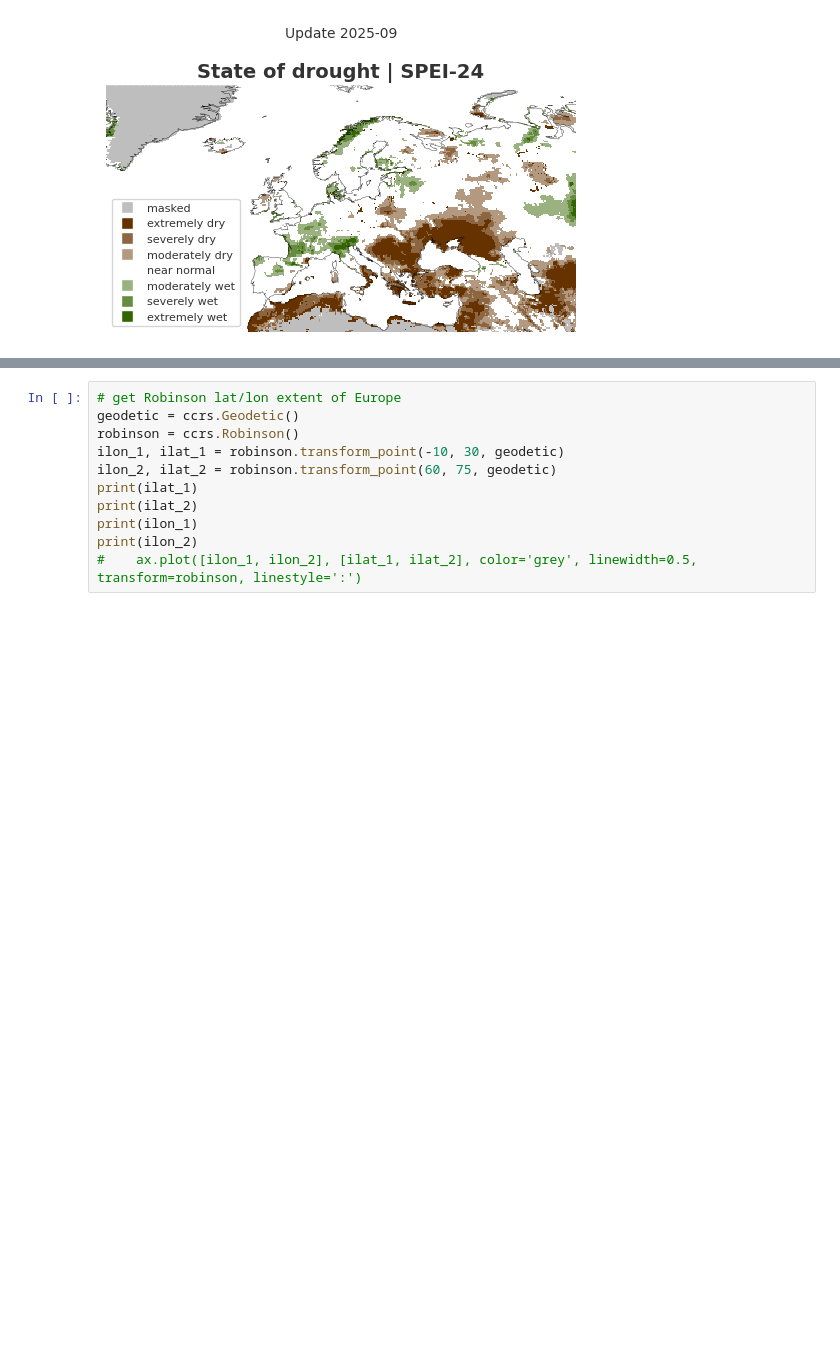
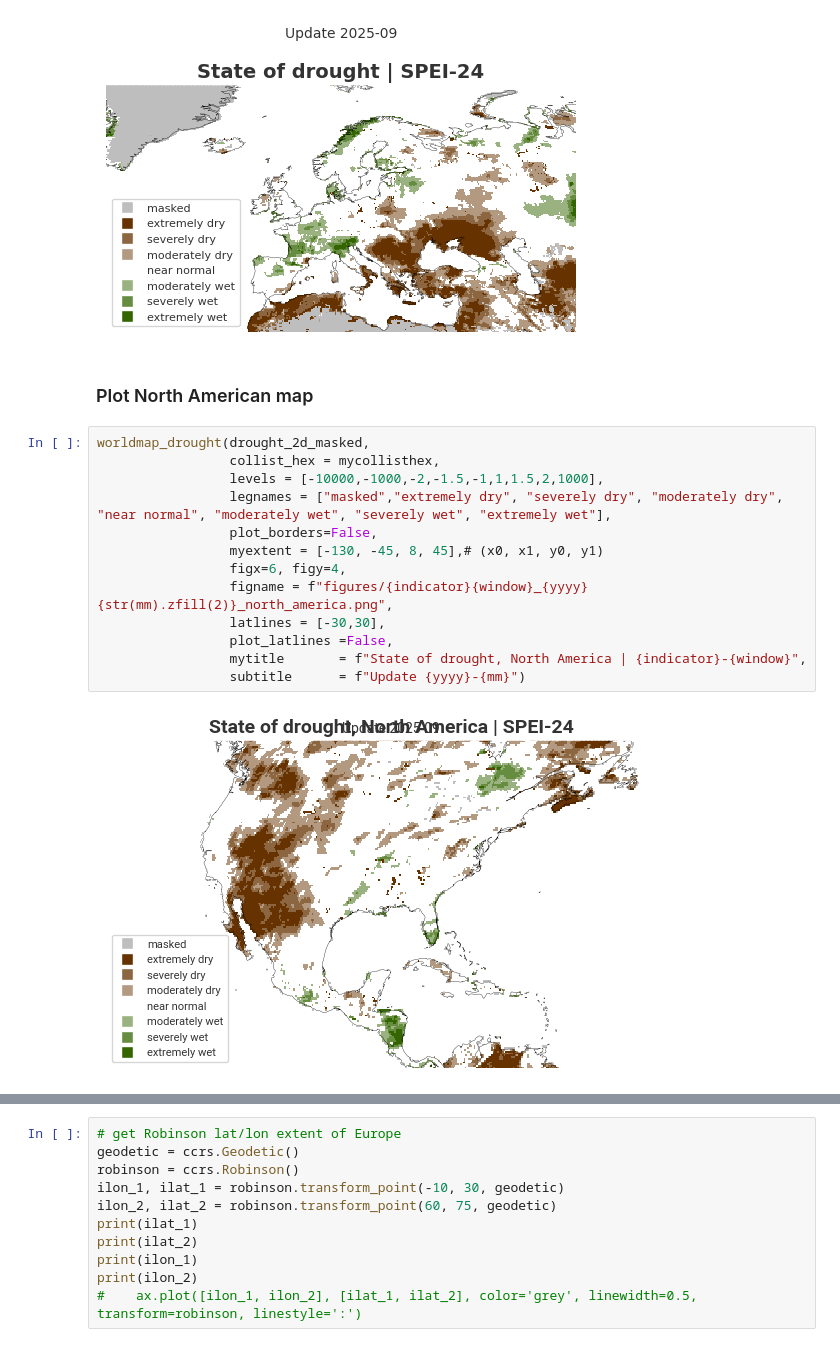
Before and after one commit to jkeune/drought-on-demand, a Jupyter notebook: Update_global_snapshot.ipynb, the cells around one changed output, grey strips where cells are left out. Drawn from its saved outputs; the diff is of its cells as text; blank space fills up the shorter version.

```diff
--- a/Update_global_snapshot.ipynb
+++ b/Update_global_snapshot.ipynb
@@ -303,3 +299,20 @@ findfont: Font family 'Arial' not found.
 findfont: Font family 'Arial' not found.
 findfont: Font family 'Arial' not found.
 [figure]
+# %% [markdown]
+### Plot North American map
+# %%
+worldmap_drought(drought_2d_masked,
+                 collist_hex = mycollisthex,
+                 levels = [-10000,-1000,-2,-1.5,-1,1,1.5,2,1000],
+                 legnames = ["masked","extremely dry", "severely dry", "moderately dry", "near normal", "moderately wet", "severely wet", "extremely wet"],
+                 plot_borders=False,
+                 myextent = [-130, -45, 8, 45],# (x0, x1, y0, y1)
+                 figx=6, figy=4,
+                 figname = f"figures/{indicator}{window}_{yyyy}{str(mm).zfill(2)}_north_america.png",
+                 latlines = [-30,30],
+                 plot_latlines =False,
+                 mytitle       = f"State of drought, North America | {indicator}-{window}",
+                 subtitle      = f"Update {yyyy}-{mm}")
+# %% [output]
+[figure, added]
```
Also changed, not shown: parts of 7 cells of this notebook.
